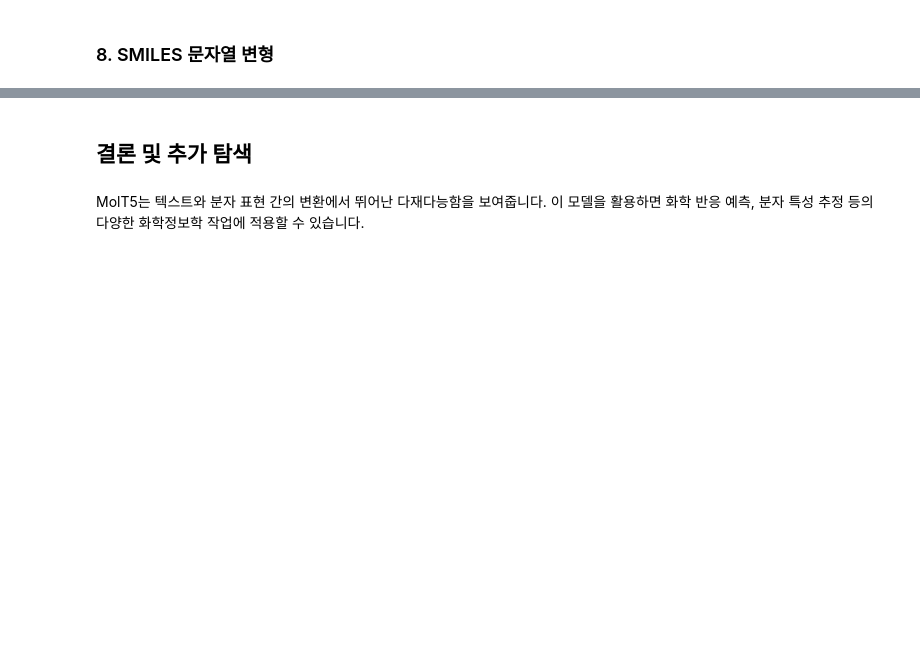
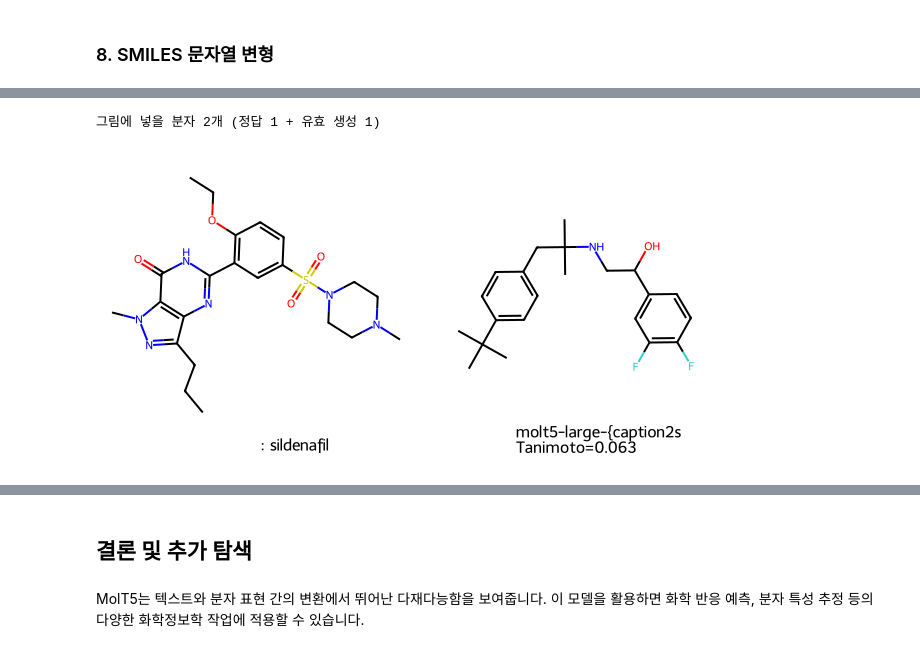
Before and after one commit to fourmodern/2026_aidrugdiscovery, a Jupyter notebook: Day06_LLM_Agent/t042_molt5.ipynb, the cells around one changed output, grey strips where cells are left out. Saved outputs shown, nothing was run; the diff lists cells and outputs as text; code cells hidden in the pictures; blank space fills up the shorter version.

```diff
--- a/Day06_LLM_Agent/t042_molt5.ipynb
+++ b/Day06_LLM_Agent/t042_molt5.ipynb
@@ -223,0 +651,17 @@ else:
+# %%
+# --- 9-5. 비교 표 ---
+summary = pd.DataFrame(RESULTS)[
+    ["세대", "모델", "상태", "SMILES 유효", "정답 일치", "Tanimoto", "설명 키워드", "적중 키워드", "비고"]
+]
+display(summary)
+
+print("\n[상세 출력]")
+for r in RESULTS:
+    print("-" * 72)
+    print(f"{r['세대']} | {r['모델']} | {r['상태']}")
+    print("  (a) SMILES :", r["생성 SMILES"])
+    print("      canonical:", r["canonical"])
+    desc = r["설명 출력"]
+    print("  (b) 설명   :", (desc[:300] + " ...") if desc and len(desc) > 300 else desc)
+
+print("\n정답(실데나필) canonical:", REF_CANONICAL)
@@ -223,0 +691,17 @@ else:
+# %%
+# --- 9-5. 생성 분자 vs 정답 나란히 보기 ---
+mols, legends = [REF_MOL], ["정답: sildenafil"]
+for r in RESULTS:
+    if r["SMILES 유효"] is True:
+        mols.append(Chem.MolFromSmiles(r["생성 SMILES"]))
+        legends.append(f"{r['세대'].split()[0]} {r['모델'].split('/')[-1][:22]}\nTanimoto={r['Tanimoto']}")
+
+print(f"그림에 넣을 분자 {len(mols)}개 (정답 1 + 유효 생성 {len(mols) - 1})")
+if len(mols) == 1:
+    print("[안내] 유효한 SMILES를 생성한 세대가 없어 정답 구조만 표시합니다.")
+
+display(Draw.MolsToGridImage(mols, legends=legends,
+                             molsPerRow=min(3, len(mols)), subImgSize=(320, 320)))
+# %% [output]
+그림에 넣을 분자 2개 (정답 1 + 유효 생성 1)
+[figure, added]
```
Also changed, not shown: parts of 22 cells of this notebook, 2 other files.
